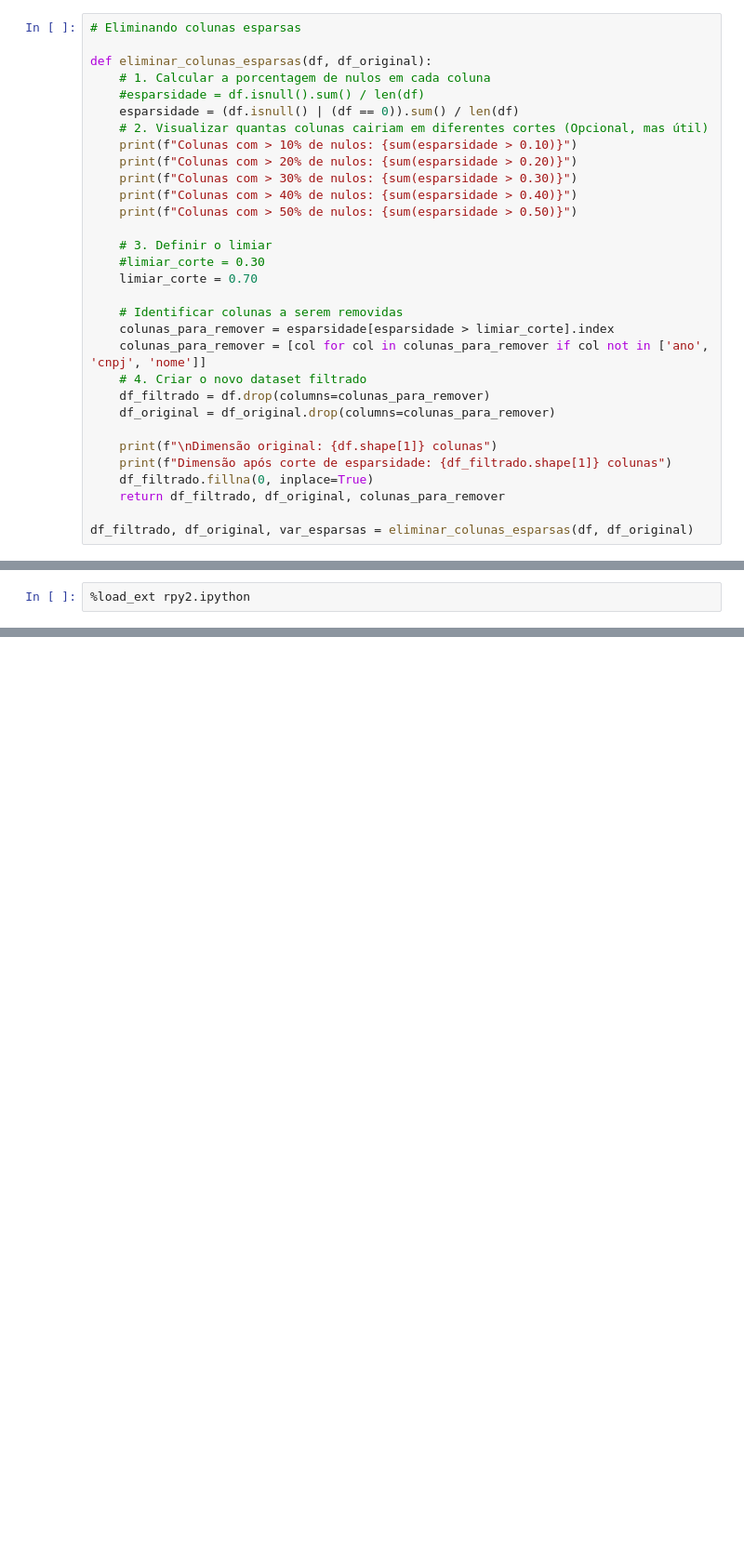
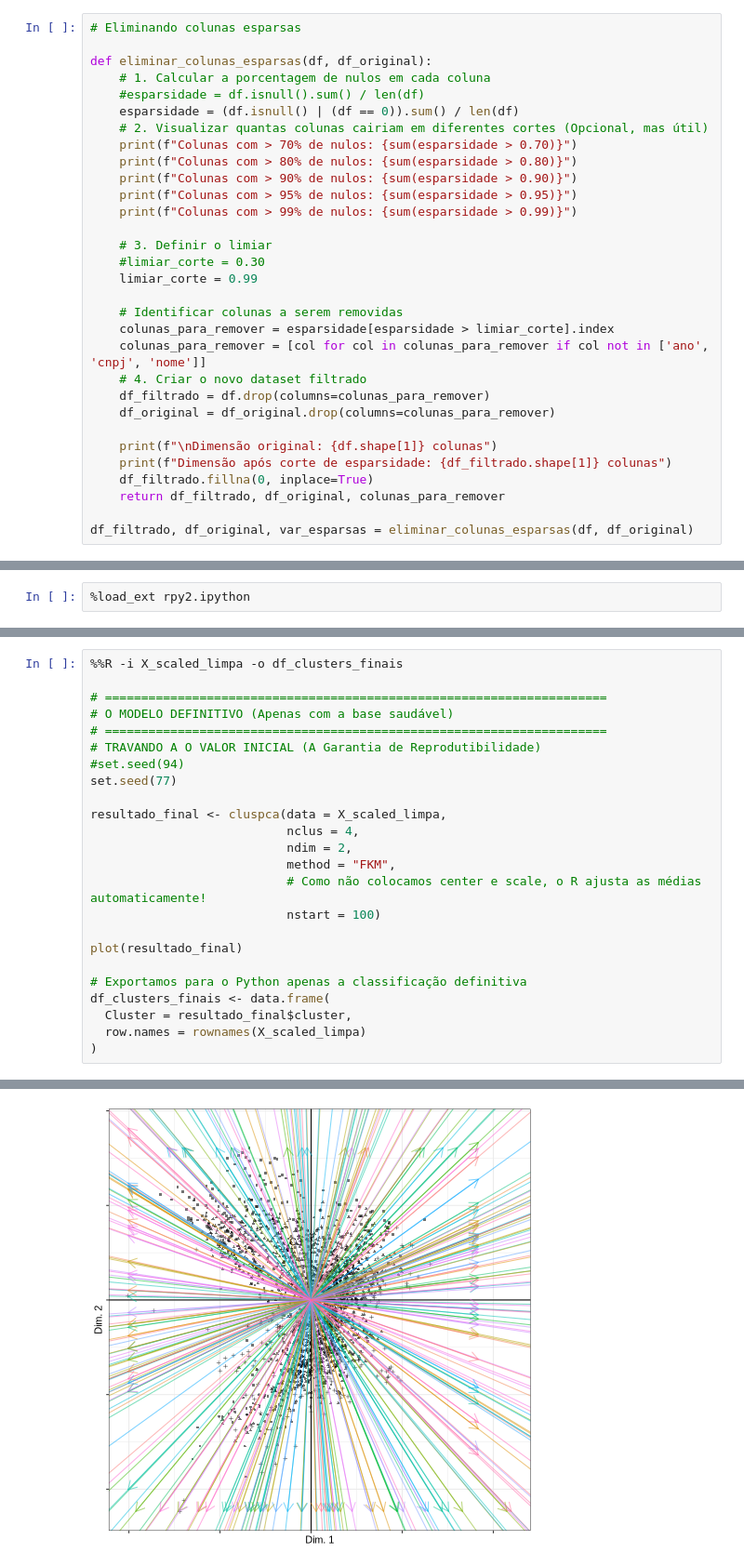
Before and after one commit to hspassos/banking, a Jupyter notebook: modelo_estrutural.ipynb, the cells around one changed output, grey strips where cells are left out. Shown at 93% size. Drawn from its saved outputs; the diff is of its cells as text; blank space fills up the shorter version.

Commit message:
Tratamentos de outliers e modelo econométrico adicionadas a clusterização por k-means

```diff
--- a/modelo_estrutural.ipynb
+++ b/modelo_estrutural.ipynb
@@ -192,15 +192,15 @@ def eliminar_colunas_esparsas(df, df_original):
     #esparsidade = df.isnull().sum() / len(df)
     esparsidade = (df.isnull() | (df == 0)).sum() / len(df)
     # 2. Visualizar quantas colunas cairiam em diferentes cortes (Opcional, mas útil)
-    print(f"Colunas com > 10% de nulos: {sum(esparsidade > 0.10)}")
-    print(f"Colunas com > 20% de nulos: {sum(esparsidade > 0.20)}")
-    print(f"Colunas com > 30% de nulos: {sum(esparsidade > 0.30)}")
-    print(f"Colunas com > 40% de nulos: {sum(esparsidade > 0.40)}")
-    print(f"Colunas com > 50% de nulos: {sum(esparsidade > 0.50)}")
+    print(f"Colunas com > 70% de nulos: {sum(esparsidade > 0.70)}")
+    print(f"Colunas com > 80% de nulos: {sum(esparsidade > 0.80)}")
+    print(f"Colunas com > 90% de nulos: {sum(esparsidade > 0.90)}")
+    print(f"Colunas com > 95% de nulos: {sum(esparsidade > 0.95)}")
+    print(f"Colunas com > 99% de nulos: {sum(esparsidade > 0.99)}")
 
     # 3. Definir o limiar
     #limiar_corte = 0.30
-    limiar_corte = 0.70
+    limiar_corte = 0.99
 
     # Identificar colunas a serem removidas
     colunas_para_remover = esparsidade[esparsidade > limiar_corte].index
@@ -296,0 +418,25 @@ plot(resultado_fkm)
+# %%
+%%R -i X_scaled_limpa -o df_clusters_finais
+
+# =====================================================================
+# O MODELO DEFINITIVO (Apenas com a base saudável)
+# =====================================================================
+# TRAVANDO A O VALOR INICIAL (A Garantia de Reprodutibilidade)
+#set.seed(94)
+set.seed(77)
+
+resultado_final <- cluspca(data = X_scaled_limpa,
+                           nclus = 4,
+                           ndim = 2,
+                           method = "FKM",
+                           # Como não colocamos center e scale, o R ajusta as médias automaticamente!
+                           nstart = 100)
+
+plot(resultado_final)
+
+# Exportamos para o Python apenas a classificação definitiva
+df_clusters_finais <- data.frame(
+  Cluster = resultado_final$cluster,
+  row.names = rownames(X_scaled_limpa)
+)
+# %% [output]
@@ -297 +444,2 @@ plot(resultado_fkm)
+[figure, added]
 # %%
```
Also changed, not shown: parts of 38 cells of this notebook, 2 other files.
